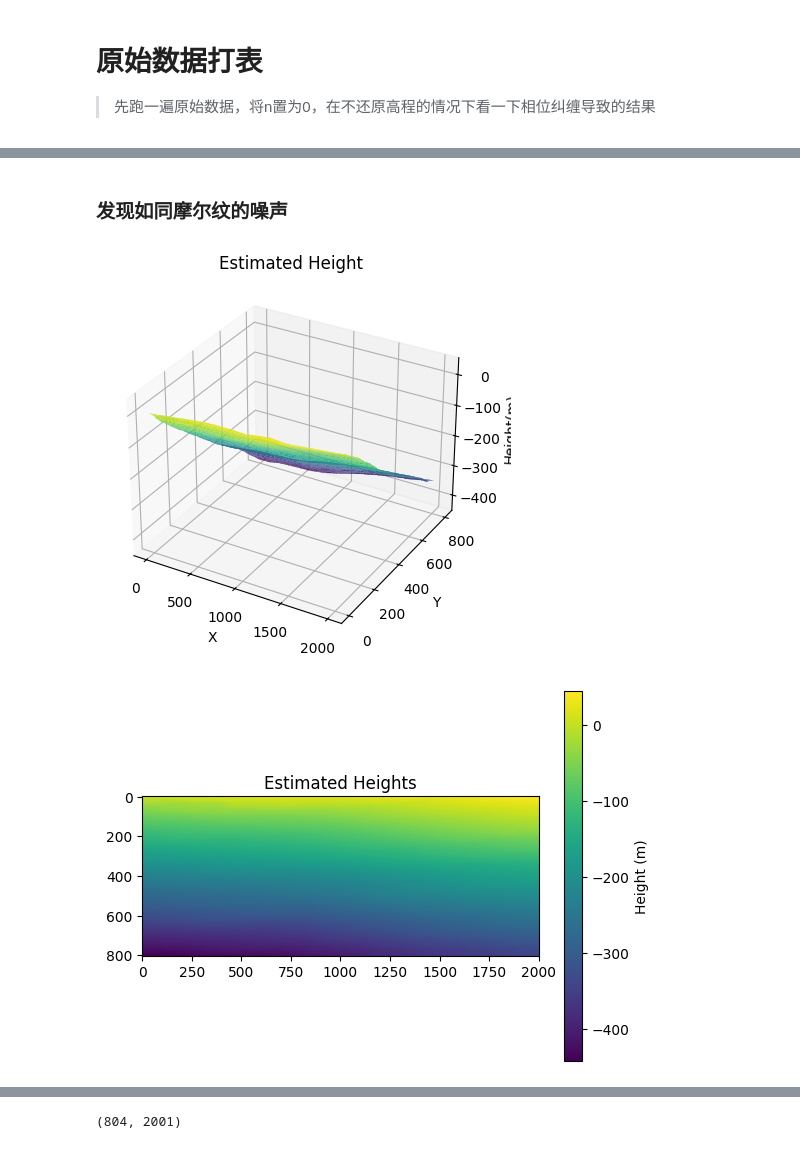
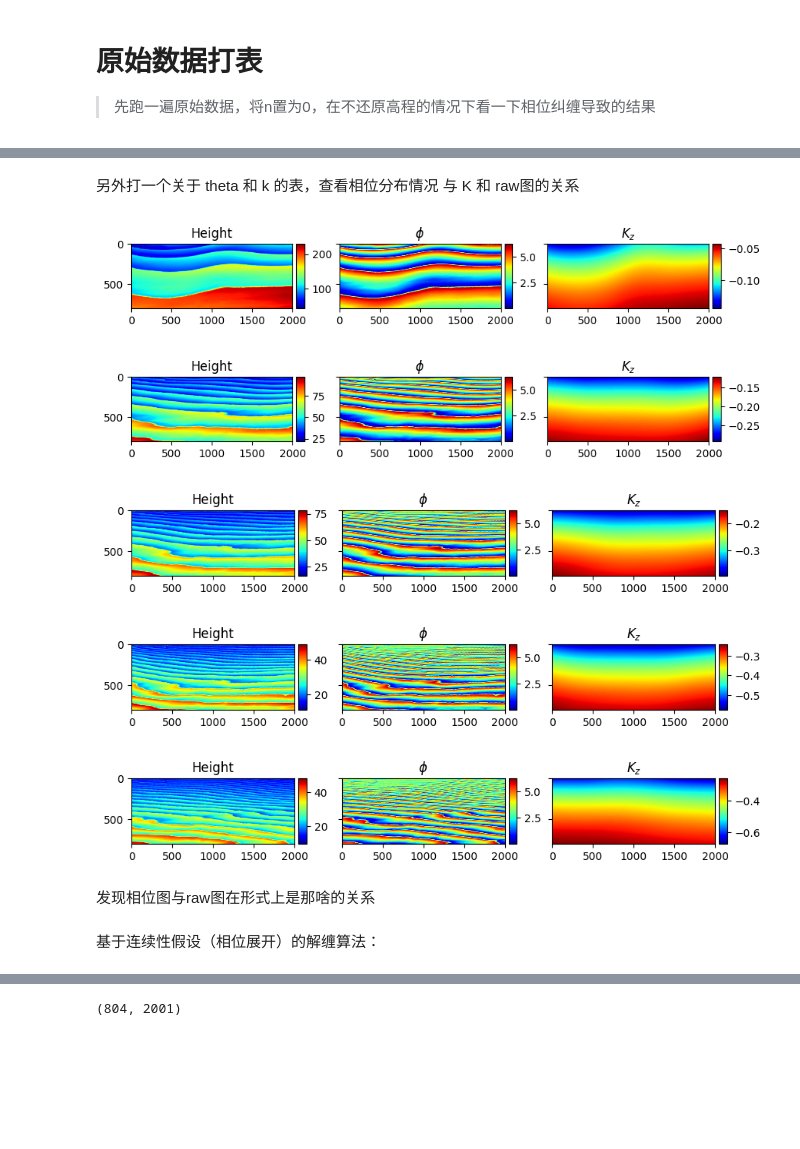
Before and after one commit to BlingCc233/project_A, a Jupyter notebook: nostack.ipynb, the cells around one changed output, grey strips where cells are left out. Cells and saved outputs as stored; diff of their text form; code cells hidden in the pictures; blank space fills up the shorter version.

```diff
--- a/nostack.ipynb
+++ b/nostack.ipynb
@@ -72,12 +112,7 @@ def raw_pic(index):
             theta_i = df_theta[index].iloc[i, j]
             results[i, j] = -1 / k_i * (theta_i + 2 * math.pi * n_i)
 
-
-    # 绘制色度图
-    # plt.imshow(results, cmap='viridis')
-    # plt.colorbar(label='Height (m)')
-    # plt.title('Estimated Heights')
-    # plt.show()
+    return results
 # %% [markdown]
 # 原始数据打表
 
@@ -91,4 +119,0 @@ raw_pic(4)
-# %%
-for i in range(5):
-    print(f"pic{i}")
-    raw_pic(i)
@@ -106,8 +120,19 @@ pic4
-# %% [markdown]
-### 发现如同摩尔纹的噪声
+# %% [markdown]
+另外打一个关于 theta 和 k 的表，查看相位分布情况 与 K 和 raw图的关系
+# %%
+for i in range(5):
+    plot(raw_pic(i), df_theta[i], df_k[i], titles=["Height", "$\phi$", "$K_z$"])
+# %% [output]
+[figure, added]
+[figure, added]
+[figure, added]
+[figure, added]
+[figure, added]
+# %% [markdown]
+发现相位图与raw图在形式上是那啥的关系
+# %% [markdown]
+基于连续性假设（相位展开）的解缠算法：
 # %%
-
-
 def unwrap_phase(theta):
     # 初始化 phi 矩阵
     phi = np.zeros_like(theta)
@@ -136,35 +161,3 @@ def unwrap_phase(theta):
             phi[i, j] = phi[i, j-1] + delta_col_wrapped
 
     return phi
-
-theta = np.array(df_theta[4])
-# 调用函数进行相位展开
-phi = unwrap_phase(theta)
-
-# 输出结果
-# print(phi)
-
-results = np.zeros((num_rows, num_cols))
-
-# 遍历每个数据点，计算结果
-for i in range(num_rows):
-    for j in range(num_cols):
-        k_i = df_k[4].iloc[i, j]
-        results[i, j] = -1 / k_i * phi[i, j]
-
-draw3D(results)
-
-# 绘制色度图
-plt.imshow(results, cmap='viridis')
-plt.colorbar(label='Height (m)')
-plt.title('Estimated Heights')
-plt.show()
-
-# 绘制色度图
-# plt.imshow(unwrapped_phase, cmap='viridis')
-# plt.colorbar(label='phi')
-# plt.title('phi')
-# plt.show()
-# %% [output]
-[figure, removed]
-[figure, removed]
```
Also changed, not shown: parts of 16 cells of this notebook, 1 other file.
